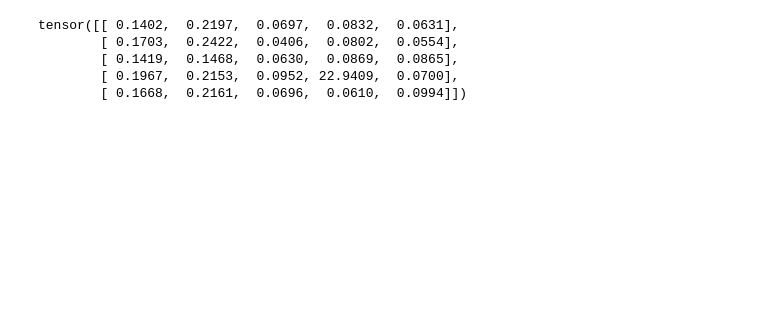
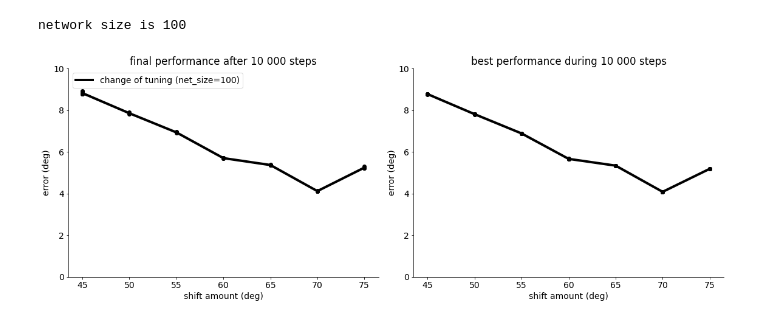
Before and after one commit to azaho/dynamictuning, a Jupyter notebook: analysis_and_figures_comparehd.ipynb, the cells around one changed output. Drawn from its saved outputs; the diff is of its cells as text; code cells hidden in the pictures; blank space fills up the shorter version.

```diff
--- a/analysis_and_figures_comparehd.ipynb
+++ b/analysis_and_figures_comparehd.ipynb
@@ -75,70 +88,57 @@ Occasional outlieas are removed when the network did not learn
 # %%
 dim_recurrent = 100
+shift_amounts = [45, 50, 55, 60, 65, 70, 75]
+randoms = [1, 2, 3, 4, 5]
+best_errors = torch.zeros(len(randoms), len(shift_amounts))
+final_errors = torch.zeros(len(randoms), len(shift_amounts))
 
-randoms = [1, 2, 3, 4, 5]
-best_errors = torch.zeros(len(randoms), len(dim_recurrents))
-final_errors = torch.zeros(len(randoms), len(dim_recurrents))
-
-
+network, label, color = "rchange", "change of tuning (net_size=100)", "k"
 fig = plt.figure(figsize=(16, 6))
 plt.rc('font', **{'family': 'DejaVu Sans', 'weight': 'normal', 'size': 14})
 ax_f = fig.add_subplot(1, 2, 1)
 ax_b = fig.add_subplot(1, 2, 2)
 
-def _plot(network, label, color):
-    for i, dim_recurrent in enumerate(dim_recurrents):
-        for j, random in enumerate(randoms):
-            directory = f"data/hd{network}CTRNN_2ORI1O_dr{dim_recurrent}_n{0.1}_r{random}/"
-            with open(f"{directory}info.json", 'r', encoding='utf-8') as f:
-                js = json.load(f)
-            final_errors[j, i] = js["errors"][2]
-            best_errors[j, i] = js["errors"][6]
-    # outliers
-    if network == "gating":
-        final_errors[3, 3] = float('nan')
-        best_errors[3, 3] = float('nan')
-    if network == "relstrengths":
-        final_errors[final_errors>30] = float('nan')
-    # plot
-    mean = torch.nanmean(best_errors, dim=0)
-    sd = (torch.nanmean(best_errors**2, dim=0)-mean**2)**0.5
-    ax_b.fill_between(dim_recurrents, mean-sd, mean+sd, color=color, alpha=0.3, linewidth=0)
-    ax_b.plot(dim_recurrents, mean, "-", linewidth=4, label=label, color=color)
-    mean = torch.nanmean(final_errors, dim=0)
-    sd = (torch.nanmean(final_errors**2, dim=0)-mean**2)**0.5
-    ax_f.fill_between(dim_recurrents, mean-sd, mean+sd, color=color, alpha=0.3, linewidth=0)
-    ax_f.plot(dim_recurrents, mean, "-", linewidth=4, label=label, color=color)
-
-_plot("gating", "gating", "g")
-_plot("inversion", "tuning inversion", "b")
-_plot("rchange", "tuning change", "r")
-_plot("notricks", "no tricks", "k")
-_plot("relstrengths", "rel. strengths (factor of 2)", "y")
+for i, shift_amount in enumerate(shift_amounts):
+    for j, random in enumerate(randoms):
+        directory = f"data/hd{network}CTRNN_2ORI1O_dr{dim_recurrent}_n{0.1}_sa{shift_amount:.1f}_r{random}/"
+        with open(f"{directory}info.json", 'r', encoding='utf-8') as f:
+            js = json.load(f)
+        final_errors[j, i] = js["errors"][2]
+        best_errors[j, i] = js["errors"][6]
+# plot
+mean = torch.nanmean(best_errors, dim=0)
+sd = (torch.nanmean(best_errors**2, dim=0)-mean**2)**0.5
+ax_b.scatter(torch.tensor(shift_amounts).repeat(len(randoms), 1), best_errors, color=color)
+ax_b.fill_between(shift_amounts, mean-sd, mean+sd, color=color, alpha=0.3, linewidth=0)
+ax_b.plot(shift_amounts, mean, "-", linewidth=4, label=label, color=color)
+mean = torch.nanmean(final_errors, dim=0)
+sd = (torch.nanmean(final_errors**2, dim=0)-mean**2)**0.5
+ax_f.scatter(torch.tensor(shift_amounts).repeat(len(randoms), 1), final_errors, color=color)
+ax_f.fill_between(shift_amounts, mean-sd, mean+sd, color=color, alpha=0.3, linewidth=0)
+ax_f.plot(shift_amounts, mean, "-", linewidth=4, label=label, color=color)
 
 #if show_line: ax.axhline(y=0.0, color='r', linestyle='--', linewidth=3)
 #ax.set_ylim(-ylim, ylim)
 #ax.set_xlim(-90, 90)
 ax_f.set_title(f"final performance after 10 000 steps")
 ax_b.set_title(f"best performance during 10 000 steps")
-ax_f.set_xlabel(f"network size")
-ax_b.set_xlabel(f"network size")
+ax_f.set_xlabel(f"shift amount (deg)")
+ax_b.set_xlabel(f"shift amount (deg)")
 ax_f.set_ylabel("error (deg)")
 ax_b.set_ylabel("error (deg)")
 ax_f.spines['top'].set_visible(False)
 ax_f.spines['right'].set_visible(False)
 ax_b.spines['top'].set_visible(False)
 ax_b.spines['right'].set_visible(False)
 ax_f.legend(loc=2)
 #ax_b.legend(loc=1)
-ax_f.set_xticks(dim_recurrents)
-ax_b.set_xticks(dim_recurrents)
-ax_f.set_ylim(0, 20)
-ax_b.set_ylim(0, 20)
+ax_f.set_xticks(shift_amounts)
+ax_b.set_xticks(shift_amounts)
+ax_f.set_ylim(0, 10)
+ax_b.set_ylim(0, 10)
 plt.tight_layout()
+print("network size is 100")
 plt.show()
 # %% [output]
-tensor([[ 0.1402,  0.2197,  0.0697,  0.0832,  0.0631],
-        [ 0.1703,  0.2422,  0.0406,  0.0802,  0.0554],
-        [ 0.1419,  0.1468,  0.0630,  0.0869,  0.0865],
-        [ 0.1967,  0.2153,  0.0952, 22.9409,  0.0700],
-        [ 0.1668,  0.2161,  0.0696,  0.0610,  0.0994]])
+network size is 100
+[figure, added]
```
Also changed, not shown: parts of 7 cells of this notebook, 6 other files.
